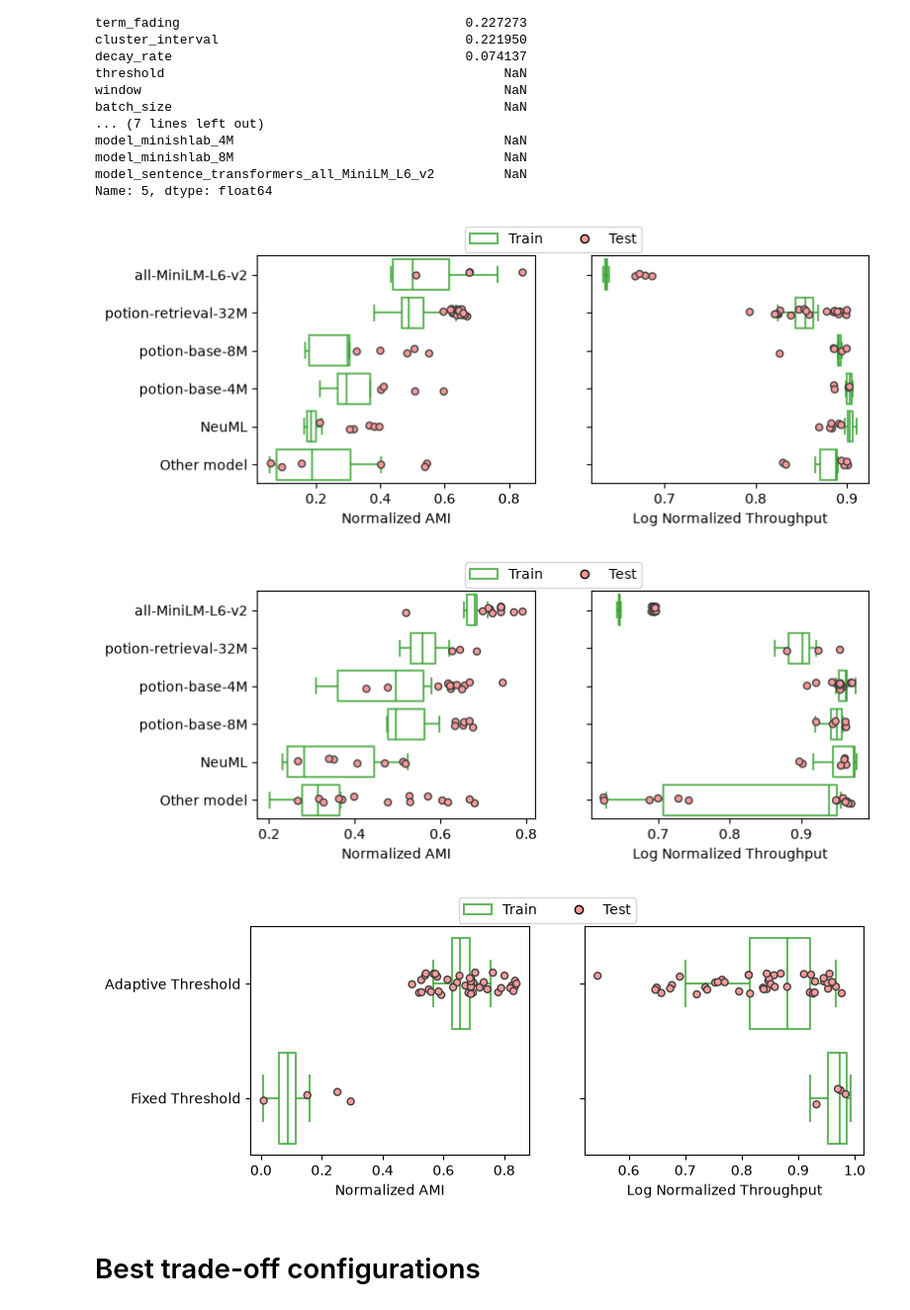
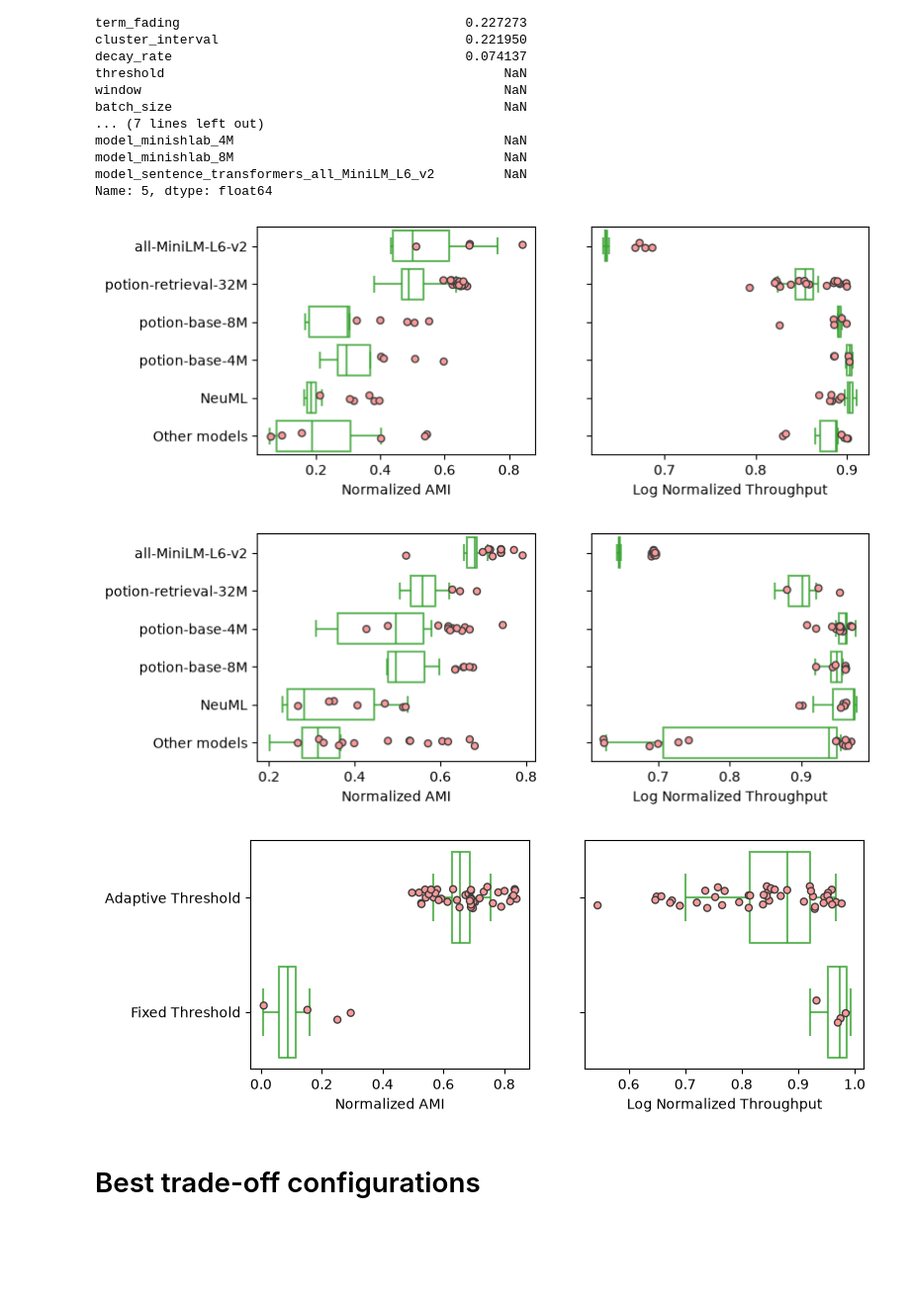
Before and after one commit to lea11100/textClust_hpo, a Jupyter notebook: smac_hpo/evaluation/config_analysis.ipynb, the cells around one changed output. Shown at 99% size. Cells and saved outputs as stored; diff of their text form; code cells hidden in the pictures; blank space fills up the shorter version.

```diff
--- a/smac_hpo/evaluation/config_analysis.ipynb
+++ b/smac_hpo/evaluation/config_analysis.ipynb
@@ -14,6 +14,13 @@ from moocore import hypervolume
 
 from smac_hpo.evaluation.utils import build_results_csv, store_results_csv, load_results_csv, normalize, pareto_optimal_points
 from smac_hpo.evaluation.utils import COLORS, COLOR_PALETTE, ALGORITHM_ORDER, OLD_DATASETS, NEW_DATASETS, ALL_DATASETS, NUM_SEEDS, NUM_REPS
+from smac_hpo.evaluation.utils import DOUBLE_COLUMN_WIDTH, PANEL_HEIGHT, facet_aspect, set_publication_style
+set_publication_style()
+
+FIGURES_DIR = pathlib.Path("figures")
+FIGURES_DIR.mkdir(parents=True, exist_ok=True)
+LATEX_DIR = pathlib.Path("latex")
+LATEX_DIR.mkdir(parents=True, exist_ok=True )
 # %%
 HYPERPARAMETERS = {
     "FSD": [
@@ -347,8 +354,7 @@ def make_boxplots(data, data_old, algorithm, cat_column):
 
     df_old = df_old.iloc[df_sorting,:]
 
-    fig, ax = plt.subplots(1,2, sharey=True)
-    fig.set_size_inches(8,3)
+    fig, ax = plt.subplots(1,2, sharey=True, figsize=(DOUBLE_COLUMN_WIDTH, PANEL_HEIGHT))
 
     df_old.loc[:,"dataset_source"] = "Test"
     df.loc[:,"dataset_source"] = "Train"
@@ -401,11 +407,26 @@ def make_boxplots(data, data_old, algorithm, cat_column):
         Line2D([], [], marker="o", linestyle="None", markerfacecolor=palette["Test"], markeredgecolor="black", markersize=6,
             label="Test"),
     ]
-    fig.legend(handles=handles, loc="upper center", ncol=2, bbox_to_anchor=(0.5, 1.0))
+    legend_fig = plt.figure()
+    legend_fig.legend(handles=handles, loc="center", ncol=2)
+    legend_fig.savefig(
+        FIGURES_DIR / "config_analysis_train_test_legend.pdf",
+        format="pdf",
+        bbox_inches="tight",
+        pad_inches=0,
+    )
+    plt.close(legend_fig)
 
     for a in ax:
         a.get_legend().remove()
         a.set_ylabel("")
+
+    fig.savefig(
+        FIGURES_DIR / f"config_analysis_{algorithm}_{cat_column}.pdf",
+        format="pdf",
+        bbox_inches="tight",
+        pad_inches=0.1,
+    )
 
 model_name_mapping = {
     "sentence_transformers_all_MiniLM_L6_v2": "all-MiniLM-L6-v2",
@@ -413,37 +434,37 @@ model_name_mapping = {
     "minishlab_4M": "potion-base-4M",
     "minishlab_8M": "potion-base-8M",
     "NeuML" : "NeuML"
 }
 
 data = config_performance.copy()
 data["model_name"] = (
     data["model"]
     .map(model_name_mapping)
-    .fillna("Other model")
+    .fillna("Other models")
 )
 
 data_old = config_performance_old_datasets.copy()
 data_old["model_name"] = (
     data_old["model"]
     .map(model_name_mapping)
     .fillna("Other models")
 )
 
 
 make_boxplots(data, data_old, "embClust", "model_name")
 make_boxplots(data, data_old, "FSD", "model_name")
 
 data = config_performance.copy()
 data_old = config_performance_old_datasets.copy()
 
 data.loc[:,"term_fading_cat"] = np.where(data["adaptive_threshold"], "Adaptive Threshold", "Fixed Threshold")
 data_old.loc[:,"term_fading_cat"] = np.where(data_old["adaptive_threshold"], "Adaptive Threshold", "Fixed Threshold")
 
 make_boxplots(data, data_old, "textClust", "term_fading_cat")
 # %% [output]
-[figure, old version]
+[figure, new version]
-[figure, old version]
+[figure, new version]
-[figure, old version]
+[figure, new version]
 # %% [markdown]
 # Best trade-off configurations
 # %%
```
Also changed, not shown: parts of 2 cells of this notebook, 18 other files.
